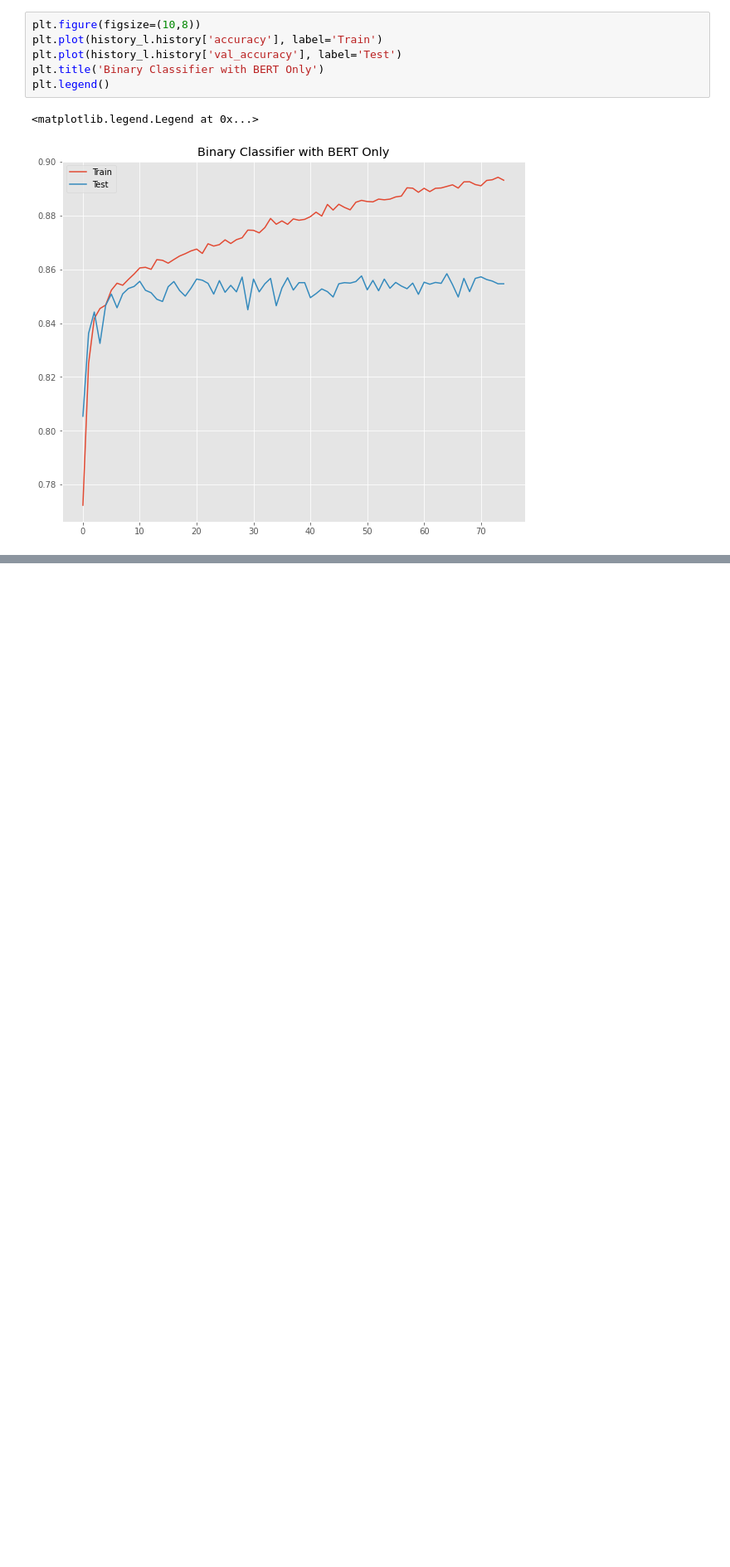
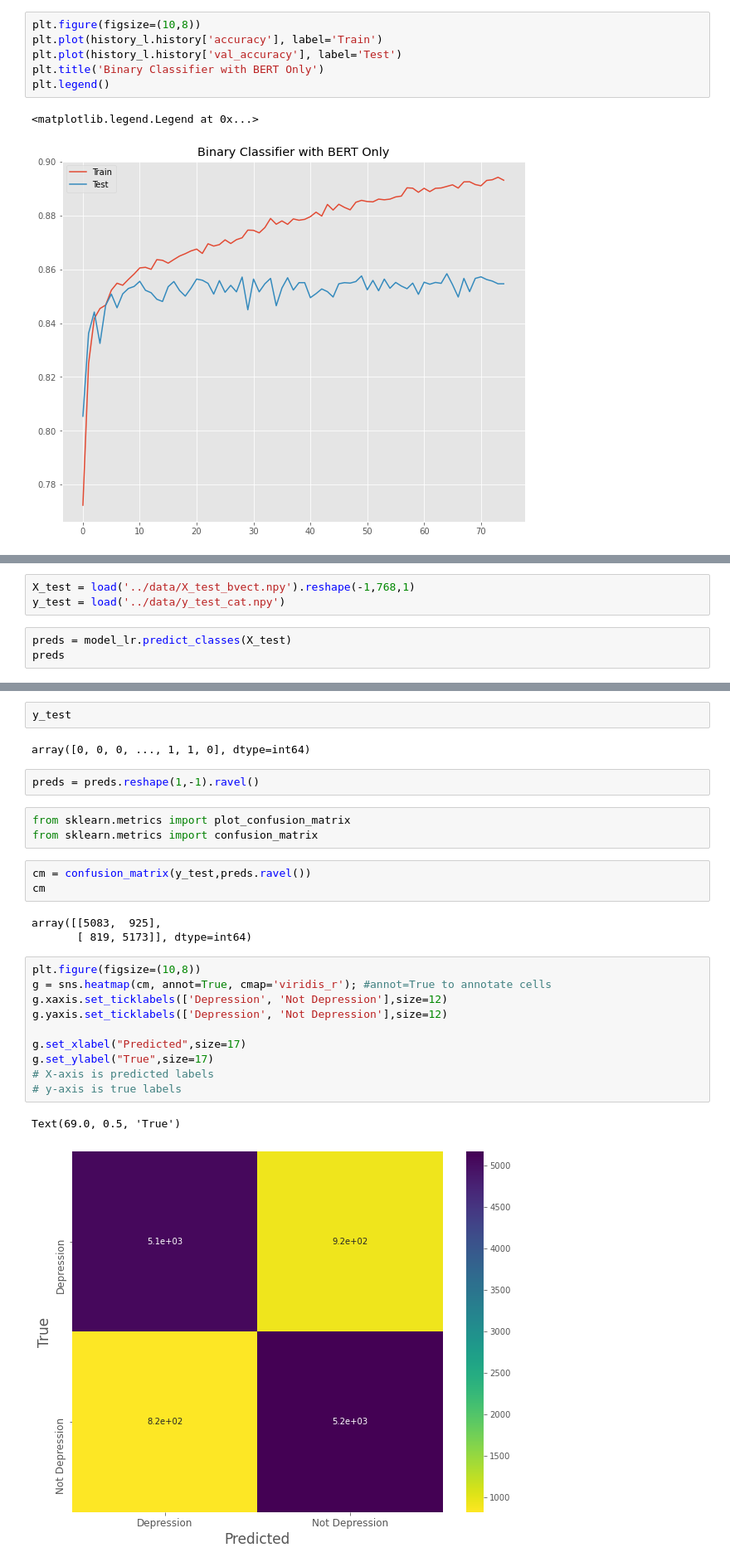
Before and after one commit to vmohan96/Language-Based-Depression-Detection, a Jupyter notebook: BERTModelCreation.ipynb, the cells around one changed output, grey strips where cells are left out. Shown at 83% size. Saved outputs shown, nothing was run; the diff lists cells and outputs as text; blank space fills up the shorter version.

```diff
--- a/BERTModelCreation.ipynb
+++ b/BERTModelCreation.ipynb
@@ -87,0 +92,6 @@ plt.legend()
+# %%
+X_test = load('../data/X_test_bvect.npy').reshape(-1,768,1)
+y_test = load('../data/y_test_cat.npy')
+# %%
+preds = model_lr.predict_classes(X_test)
+preds
@@ -87,0 +109,28 @@ plt.legend()
+# %%
+y_test
+# %% [output]
+array([0, 0, 0, ..., 1, 1, 0], dtype=int64)
+# %%
+preds = preds.reshape(1,-1).ravel()
+# %%
+from sklearn.metrics import plot_confusion_matrix
+from sklearn.metrics import confusion_matrix
+# %%
+cm = confusion_matrix(y_test,preds.ravel())
+cm
+# %% [output]
+array([[5083,  925],
+       [ 819, 5173]], dtype=int64)
+# %%
+plt.figure(figsize=(10,8))
+g = sns.heatmap(cm, annot=True, cmap='viridis_r'); #annot=True to annotate cells
+g.xaxis.set_ticklabels(['Depression', 'Not Depression'],size=12)
+g.yaxis.set_ticklabels(['Depression', 'Not Depression'],size=12)
+
+g.set_xlabel("Predicted",size=17)
+g.set_ylabel("True",size=17)
+# X-axis is predicted labels
+# y-axis is true labels
+# %% [output]
+Text(69.0, 0.5, 'True')
+[figure, added]
```
Also changed, not shown: parts of 8 cells of this notebook, 8 other files.
